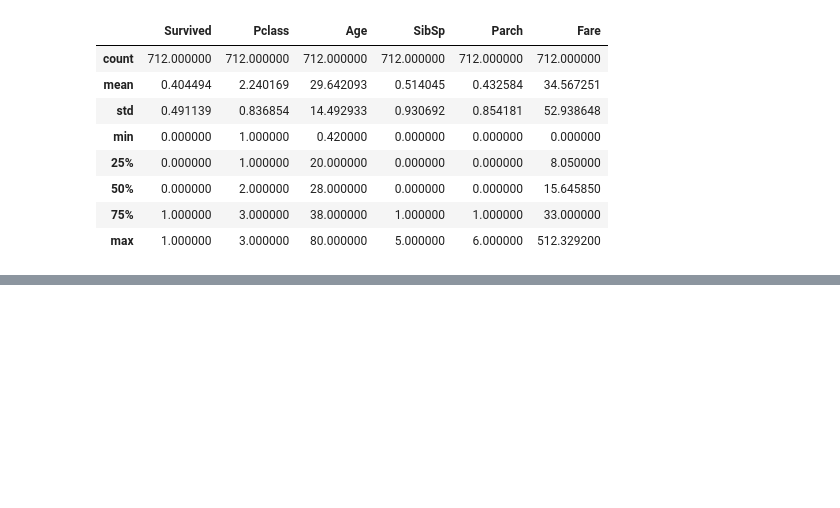
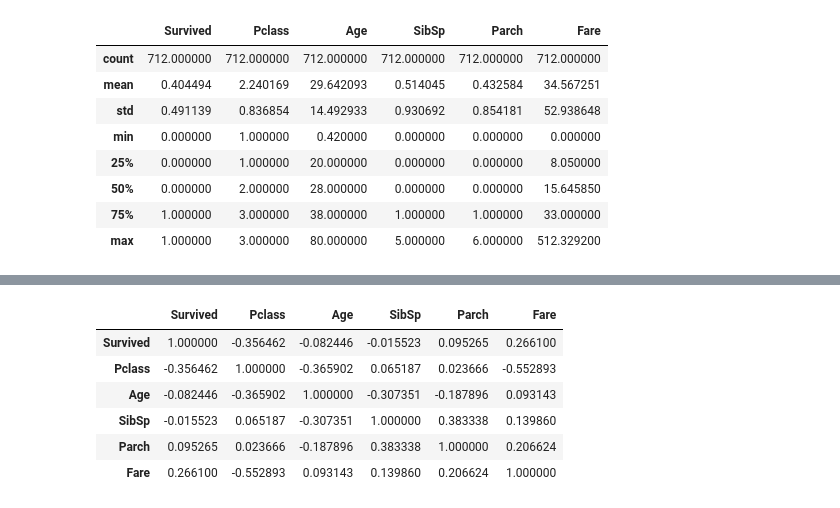
Before and after one commit to RolandSall/TitanicClassification, a Jupyter notebook: TitanicDataSetClassification.ipynb, the cells around one changed output, grey strips where cells are left out. Saved outputs shown, nothing was run; the diff lists cells and outputs as text; code cells hidden in the pictures; blank space fills up the shorter version.

```diff
--- a/TitanicDataSetClassification.ipynb
+++ b/TitanicDataSetClassification.ipynb
@@ -69,0 +90,11 @@ KeyError: "['PassengerId' 'Name' 'Ticket' 'Cabin'] not found in axis"
+# %%
+titanic_data_corr = titanic_df.corr()
+titanic_data_corr
+# %% [output]
+|  | Survived | Pclass | Age | SibSp | Parch | Fare |
+| Survived | 1.000000 | -0.356462 | -0.082446 | -0.015523 | 0.095265 | 0.266100 |
+| Pclass | -0.356462 | 1.000000 | -0.365902 | 0.065187 | 0.023666 | -0.552893 |
+| Age | -0.082446 | -0.365902 | 1.000000 | -0.307351 | -0.187896 | 0.093143 |
+| SibSp | -0.015523 | 0.065187 | -0.307351 | 1.000000 | 0.383338 | 0.139860 |
+| Parch | 0.095265 | 0.023666 | -0.187896 | 0.383338 | 1.000000 | 0.206624 |
+| Fare | 0.266100 | -0.552893 | 0.093143 | 0.139860 | 0.206624 | 1.000000 |
```
Also changed, not shown: parts of 5 cells of this notebook.
